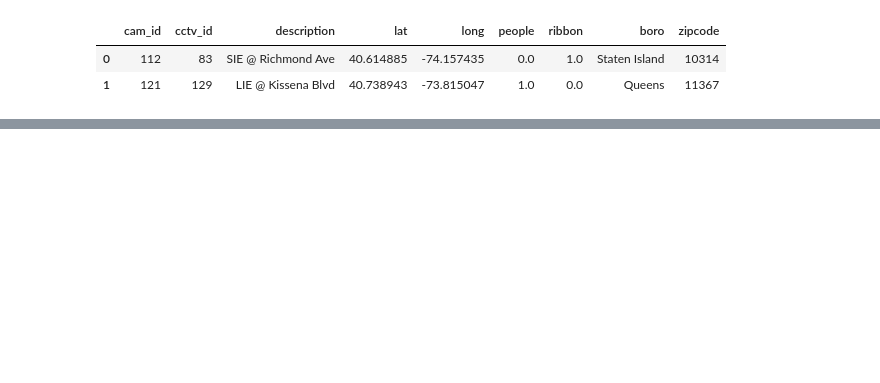
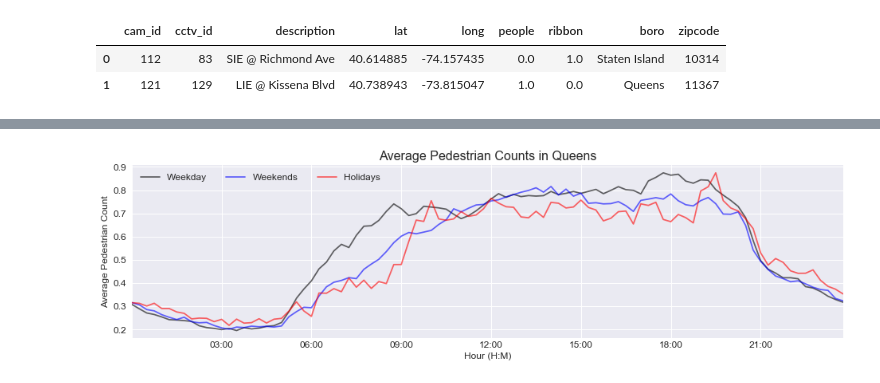
Before and after one commit to basyavasya-honmono/hadive, a Jupyter notebook: notebooks/1.0-JV-Analysis.ipynb, the cells around one changed output, grey strips where cells are left out. Drawn from its saved outputs; the diff is of its cells as text; code cells hidden in the pictures; blank space fills up the shorter version.

```diff
--- a/notebooks/1.0-JV-Analysis.ipynb
+++ b/notebooks/1.0-JV-Analysis.ipynb
@@ -119,0 +107,4 @@ ax1.set_title("Average Pedestrian Count in Staten Island", fontsize=16, y=1.03)
+# %%
+plot_avg(boro="Queens")
+# %% [output]
+[figure, added]
```
Also changed, not shown: parts of 16 cells of this notebook, 2 other files.
